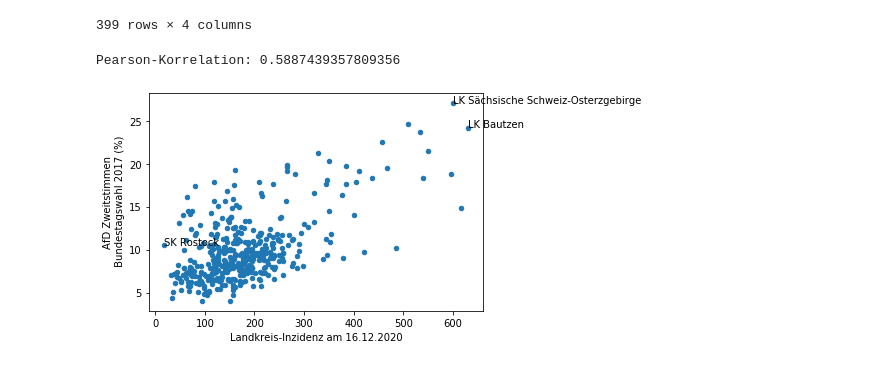
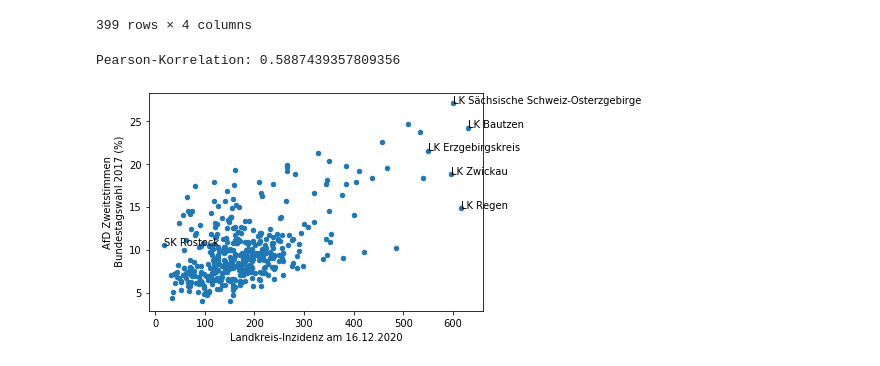
Before and after one commit to florianst/datascience_side, a Jupyter notebook: incidence_corr_afd.ipynb, the cells around one changed output. Drawn from its saved outputs; the diff is of its cells as text; code cells hidden in the pictures.

Commit message:
add top 5 incidence labels

```diff
--- a/incidence_corr_afd.ipynb
+++ b/incidence_corr_afd.ipynb
@@ -95,18 +95,19 @@ See the caveats in the documentation: https://pandas.pydata.org/pandas-docs/stab
 # %%
 %matplotlib inline
 ax = plot_data.plot.scatter('Inzidenz', 'AfD')
 plt.xlabel("Landkreis-Inzidenz am 16.12.2020")
 plt.ylabel("AfD Zweitstimmen\n Bundestagswahl 2017 (%)")
 
 # label a few interesting points
 max_incidence = plot_data.iloc[plot_data['Inzidenz'].argmax()]
 max_vote      = plot_data.iloc[plot_data['AfD'].argmax()]
 min_incidence = plot_data.iloc[plot_data['Inzidenz'].argmin()]
+top5_incidence = [plot_data.nlargest(5, 'Inzidenz').iloc[i] for i in range(5)]
 
-for point in [max_incidence, max_vote, min_incidence]:
+for point in [min_incidence]+top5_incidence:
     ax.text(point['Inzidenz'], point['AfD'], point['Landkreis'])
 
 print("Pearson-Korrelation:", plot_data['Inzidenz'].corr(plot_data['AfD']))
 # %% [output]
 Pearson-Korrelation: 0.5887439357809356
-[figure, old version]
+[figure, new version]
```
